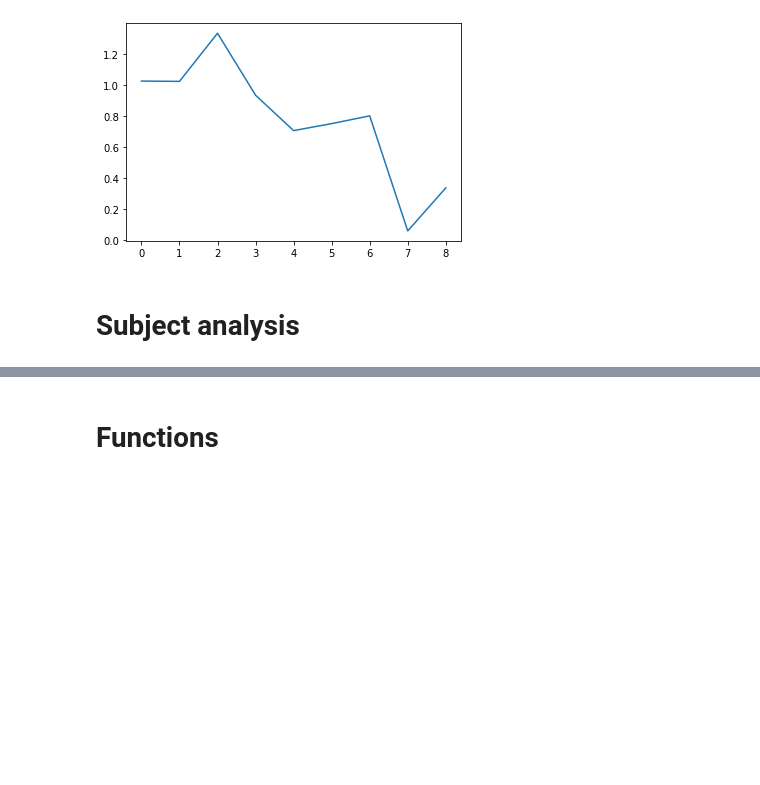
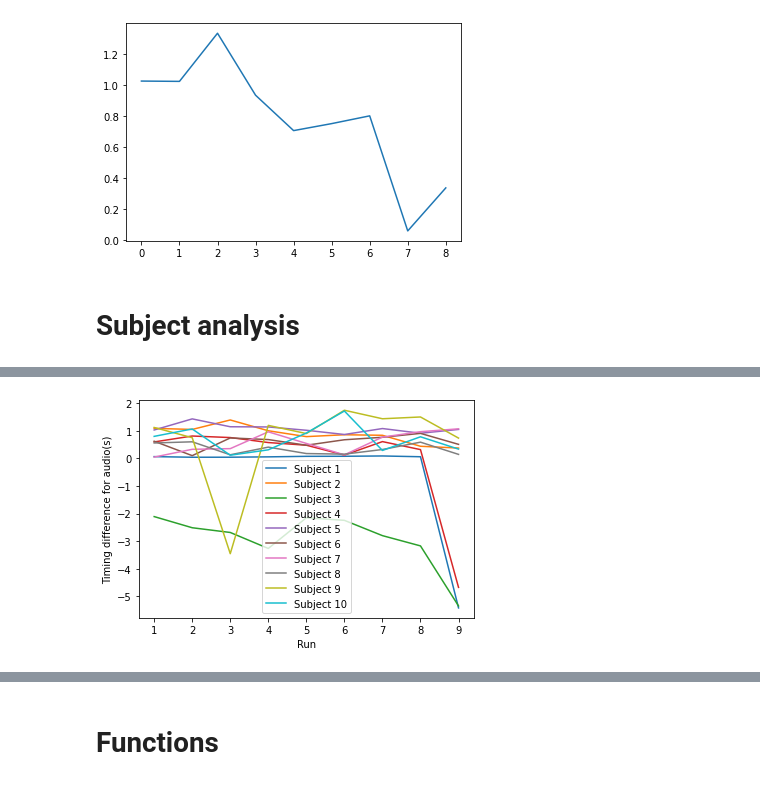
Before and after one commit to BelCorentin/neurospin-petit-prince, a Jupyter notebook: decoding/ntbk/auditory_clean.ipynb, the cells around one changed output, grey strips where cells are left out. Cells and saved outputs as stored; diff of their text form; code cells hidden in the pictures; blank space fills up the shorter version.

```diff
--- a/decoding/ntbk/auditory_clean.ipynb
+++ b/decoding/ntbk/auditory_clean.ipynb
@@ -277,0 +254,4 @@ plot_timing_diff(all_results)
+# %%
+plot_timing_diff(all_results[:10], 'audio')
+# %% [output]
+[figure, added]
```
Also changed, not shown: parts of 10 cells of this notebook.
